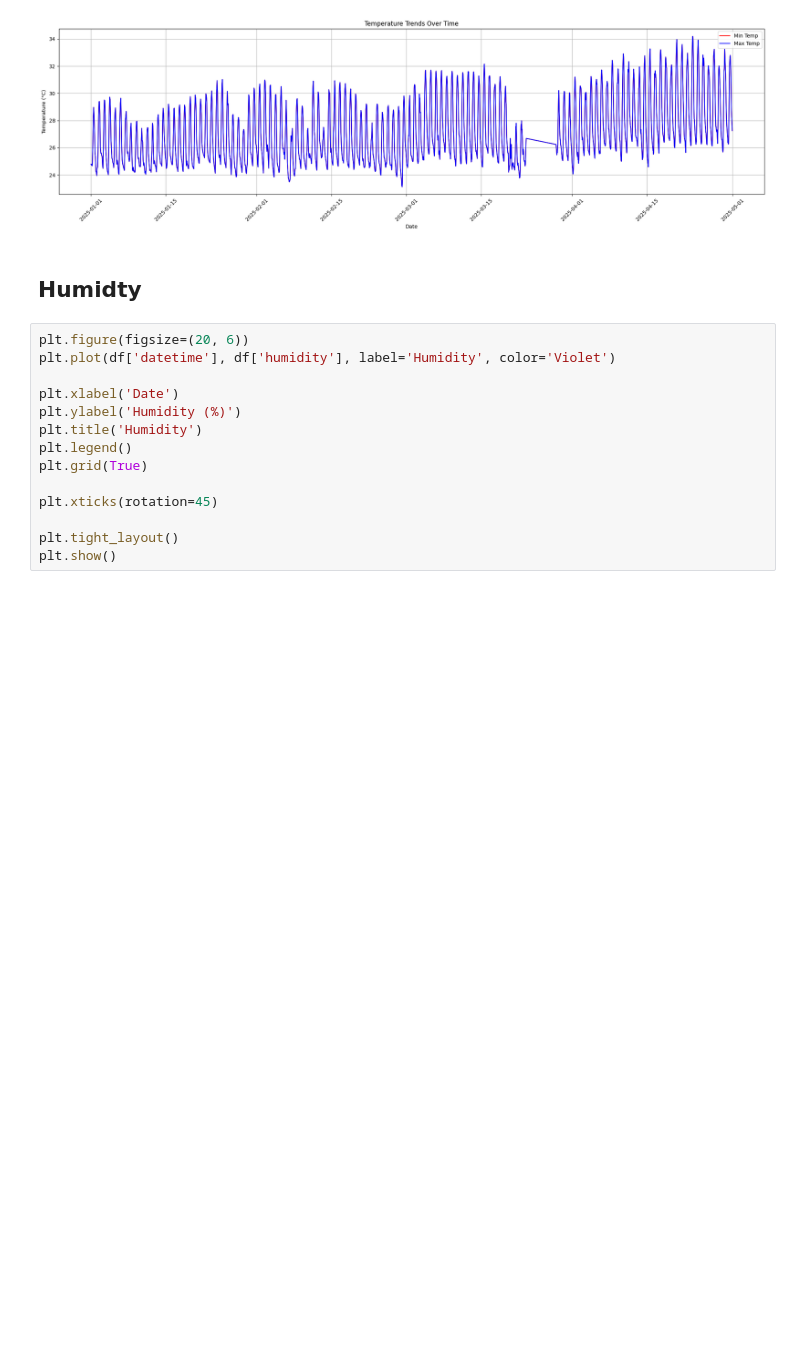
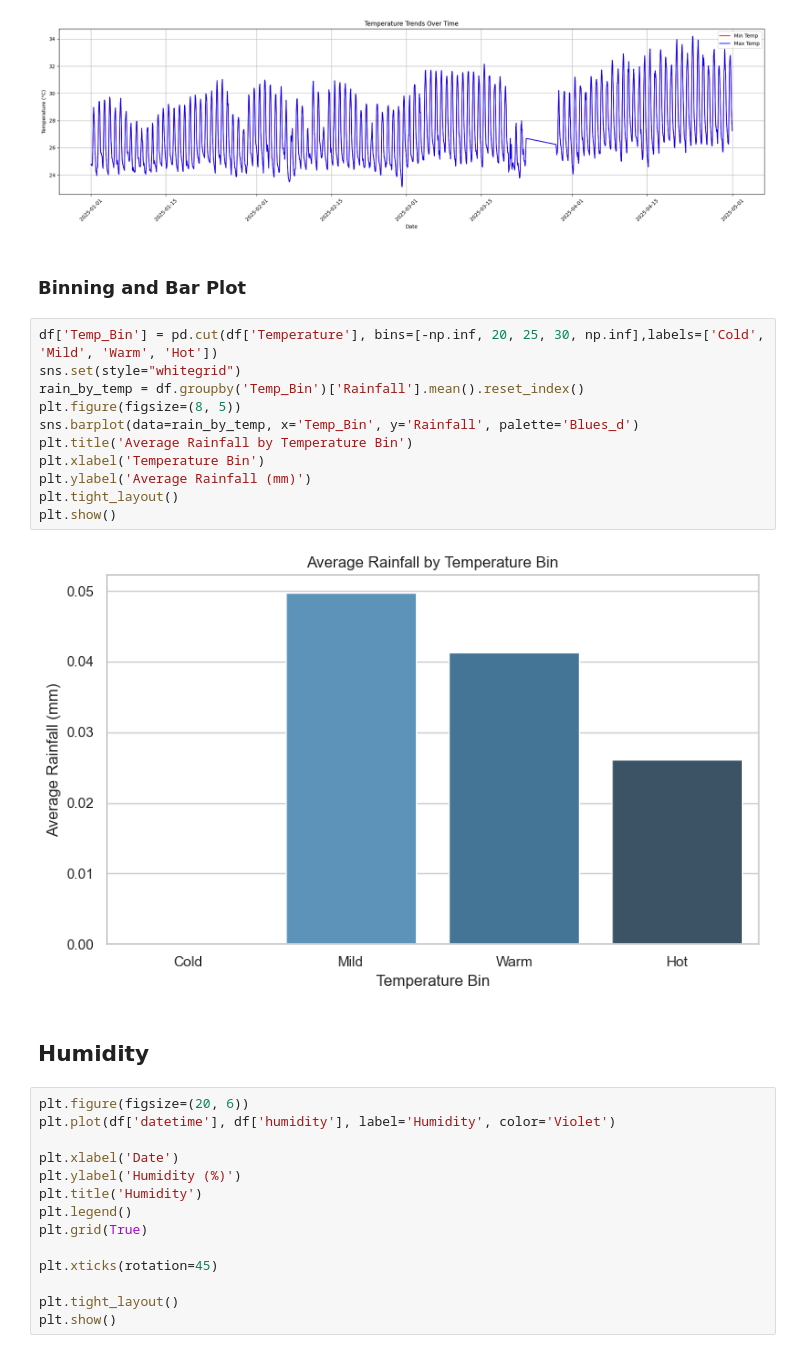
Before and after one commit to JOHNfreedom1234/Data-Mining-Project, a Jupyter notebook: Data_Mining_Proper_Analysis.ipynb, the cells around one changed output. Saved outputs shown, nothing was run; the diff lists cells and outputs as text; blank space fills up the shorter version.

Commit message:
I think this should be enough charts

```diff
--- a/Data_Mining_Proper_Analysis.ipynb
+++ b/Data_Mining_Proper_Analysis.ipynb
@@ -94,8 +94,23 @@ plt.tight_layout()
 plt.show()
 # %% [output]
 [figure]
+# %% [markdown]
+### Binning and Bar Plot
+# %%
+df['Temp_Bin'] = pd.cut(df['Temperature'], bins=[-np.inf, 20, 25, 30, np.inf],labels=['Cold', 'Mild', 'Warm', 'Hot'])
+sns.set(style="whitegrid")
+rain_by_temp = df.groupby('Temp_Bin')['Rainfall'].mean().reset_index()
+plt.figure(figsize=(8, 5))
+sns.barplot(data=rain_by_temp, x='Temp_Bin', y='Rainfall', palette='Blues_d')
+plt.title('Average Rainfall by Temperature Bin')
+plt.xlabel('Temperature Bin')
+plt.ylabel('Average Rainfall (mm)')
+plt.tight_layout()
+plt.show()
+# %% [output]
+[figure, added]
 # %% [markdown]
-## Humidty
+## Humidity
 # %%
 plt.figure(figsize=(20, 6))
 plt.plot(df['datetime'], df['humidity'], label='Humidity', color='Violet')
```
Also changed, not shown: parts of 14 cells of this notebook.
